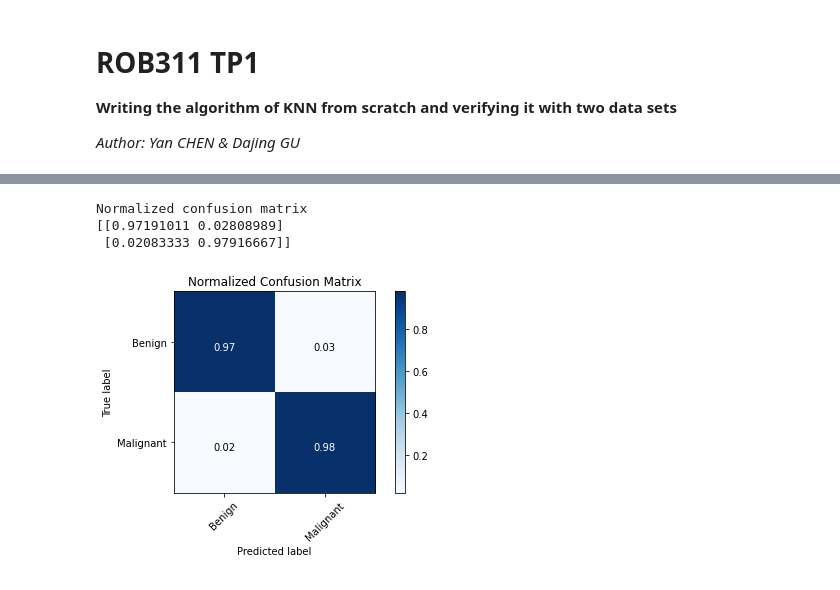
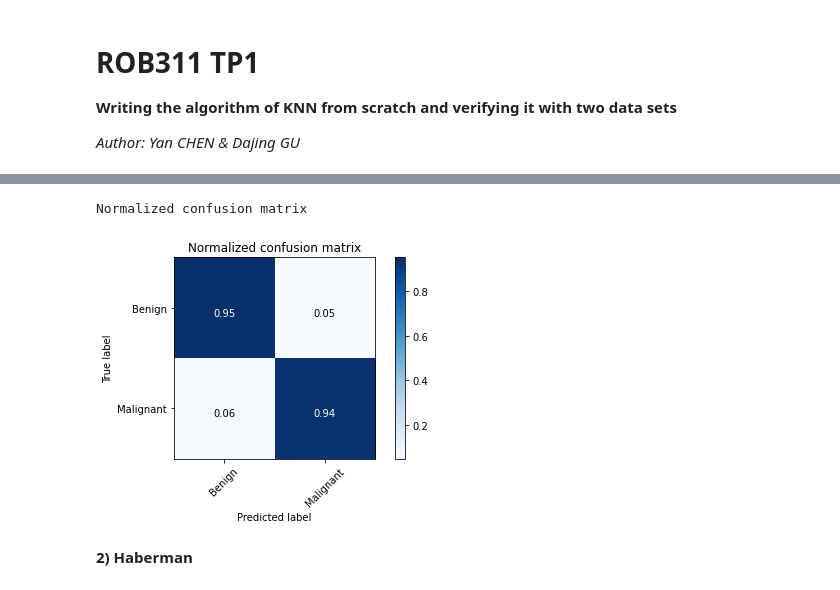
Before and after one commit to PPatrickGU/ROB311, a Jupyter notebook: TP1_KNN.ipynb, the cells around one changed output, grey strips where cells are left out. Cells and saved outputs as stored; diff of their text form; code cells hidden in the pictures.

```diff
--- a/TP1_KNN.ipynb
+++ b/TP1_KNN.ipynb
@@ -20,12 +23,11 @@ from sklearn.metrics import confusion_matrix
 # %%
 # Assign the name of the attributes
-attribute_names = ['Clump Thickness', 'Uniformity of Cell Size', 'Uniformity of Cell Shape', 'Marginal Adhesion', 'Single Epithelial Cell Size',
+name = ['Sample code number', 'Clump Thickness', 'Uniformity of Cell Size', 'Uniformity of Cell Shape', 'Marginal Adhesion', 'Single Epithelial Cell Size',
          'Bare Nuclei', 'Bland Chromatin', 'Normal Nucleoli', 'Mitoses', 'Class']
 data_path = "./breast-cancer-wisconsin.data"
 
 # Read dataset to Dataframe of Pandas
-dataset = pd.read_csv(data_path, names=attribute_names)
-
+dataset = pd.read_csv(data_path, names=name)
 
 # Eliminating the line of '?'
 print('Size before eliminating :', dataset.shape) # Shape before
@@ -47,13 +51,14 @@ Size after elinating : (683, 10)
 # %%
 # Seperate the features and the targets
-X = dataset.iloc[:, :-1] # Features
-y = dataset.iloc[:, -1] # Targets
+data = dataset.iloc[:, 1:-1] # Features
+target = dataset.iloc[:, -1] # Labels
+data = (data.values).astype(int)
+target = (target.values).astype(int)
 
-# Split up training data and test data with the percentage respectively 80%/20%
-X_train, X_test, y_train, y_test = train_test_split(X, y, test_size=0.4, random_state=1, stratify=y)
+# Divide the dataset into testset and trainingset. The testset accounts for test_size % of dataset
+train, test, trainlabel, testlabel = train_test_split(data, target, test_size=0.2, random_state=2)
 
-print('training data size: ', X_train.shape)
-#print(X_train)
-print('test data size: ', X_test.shape)
-#X_test
+print('training data size: ', train.shape)
+
+print('test data size: ', test.shape)
 # %% [output]
@@ -155,0 +151,8 @@ done
+# %%
+# Creat a list for reserving the labels of test result
+prediction = []
+for i in range(test.shape[0]):
+    prediction.append(knn(test[i], train, trainlabel, 3))
+print("classification report : \n", classification_report(testlabel, prediction))
+print("\n confusion matrix: \n", confusion_matrix(testlabel, prediction))
+print("\n Accuracy: %.2f%% \n" %getAccuracy(testlabel, prediction))
@@ -156,45 +176,42 @@ done
 # %%
-
-def plot_confusion_matrix(cm, classes, normalize=False, title='Confusion matrix', cmap=plt.cm.Blues):
+def plot_confusion_matrix(cm, classes, normalize=False, cmap=plt.cm.Blues):
     """
     This function prints and plots the confusion matrix.
     Normalization can be applied by setting `normalize=True`.
     """
     if normalize:
         cm = cm.astype('float') / cm.sum(axis=1)[:, np.newaxis]
+        title = 'Normalized confusion matrix'
         print("Normalized confusion matrix")
     else:
-        print('Confusion matrix, without normalization')
-
-    print(cm)
+        title = 'Confusion matrix without normalization'
+        print('Confusion matrix without normalization')
 
     plt.imshow(cm, interpolation='nearest', cmap=cmap)
     plt.title(title)
     plt.colorbar()
     tick_marks = np.arange(len(classes))
     plt.xticks(tick_marks, classes, rotation=45)
     plt.yticks(tick_marks, classes)
 
     fmt = '.2f' if normalize else 'd'
     thresh = cm.max() / 2.
     for i, j in itertools.product(range(cm.shape[0]), range(cm.shape[1])):
         plt.text(j, i, format(cm[i, j], fmt),
                  horizontalalignment="center",
                  verticalalignment='top',
                  color="white" if cm[i, j] > thresh else "black")
 
     plt.tight_layout()
 
     plt.ylabel('True label')
     plt.xlabel('Predicted label')
     plt.show()
 
-cm = confusion_matrix(y_test, class_list)
-class_names = ['Benign', 'Malignant']
-plot_confusion_matrix(cm, classes=class_names, normalize=True,
-                      title='Normalized Confusion Matrix')
+cm = confusion_matrix(testlabel, prediction)
+plot_confusion_matrix(cm, classes=class_names, normalize=True)
 # %% [output]
 Normalized confusion matrix
-[[0.97191011 0.02808989]
- [0.02083333 0.97916667]]
-[figure, old version]
+[figure, new version]
+# %% [markdown]
+**2) Haberman**
```
Also changed, not shown: parts of 18 cells of this notebook.
